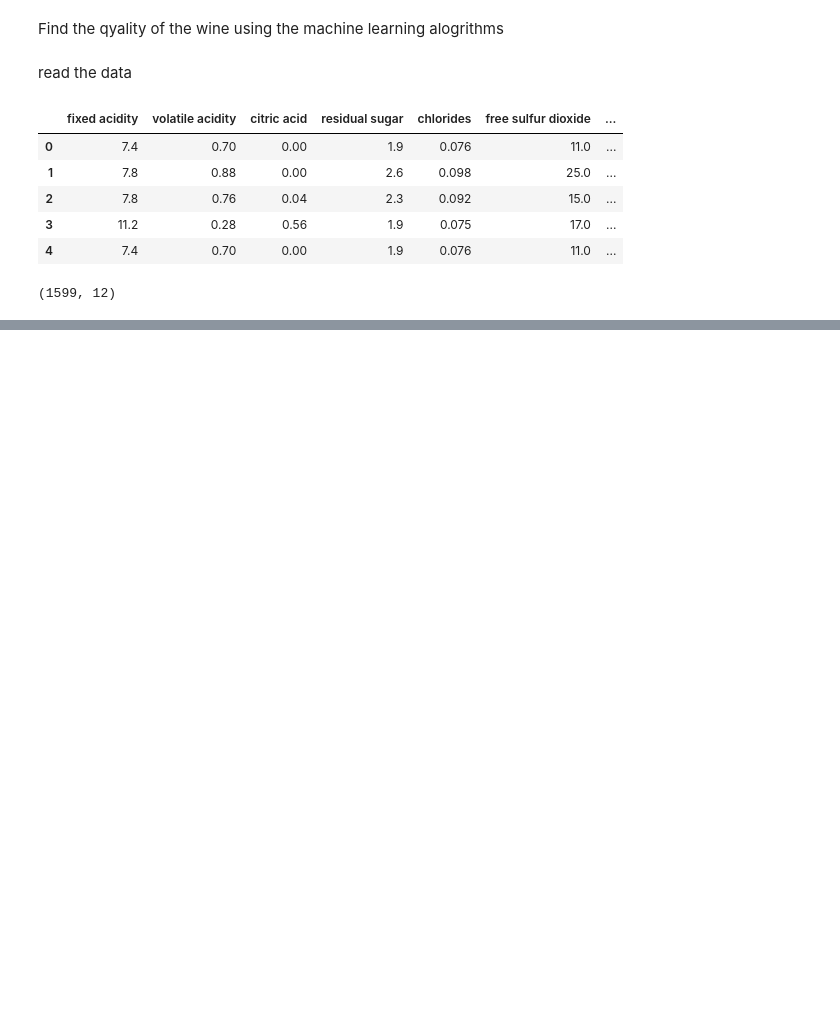
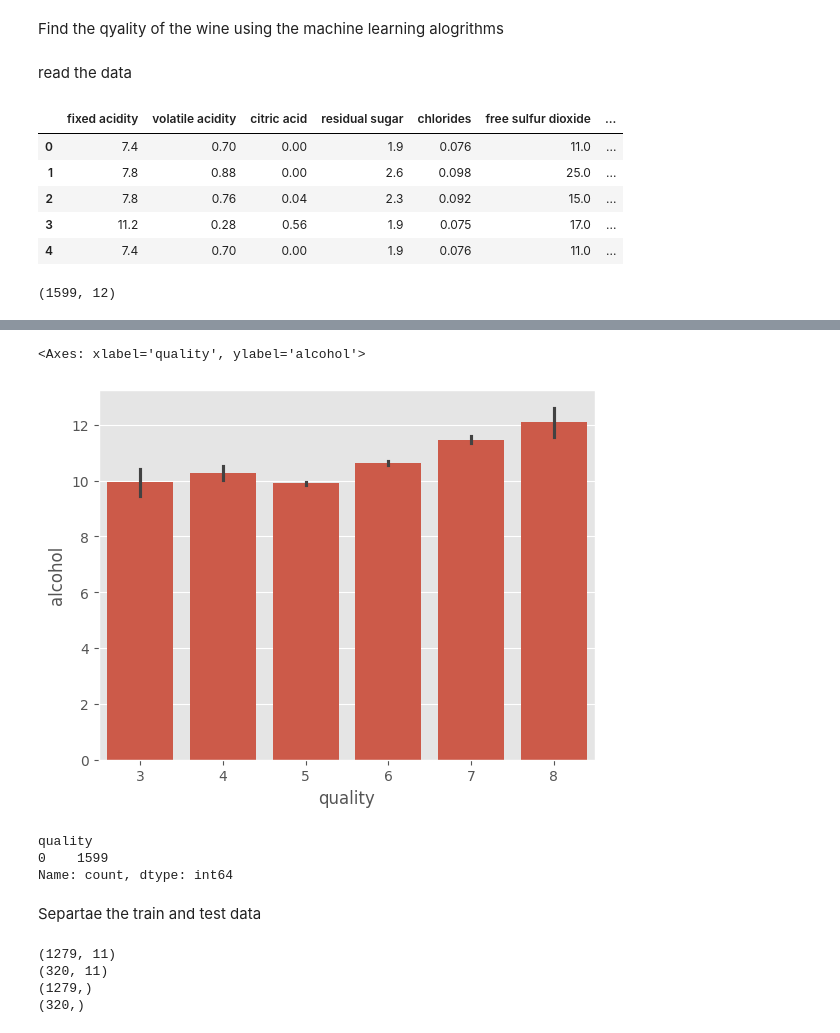
Before and after one commit to kumar-kiran-24/wine-quality-prediction, a Jupyter notebook: src/main.ipynb, the cells around one changed output, grey strips where cells are left out. Cells and saved outputs as stored; diff of their text form; code cells hidden in the pictures; blank space fills up the shorter version.

```diff
--- a/src/main.ipynb
+++ b/src/main.ipynb
@@ -36,0 +114,14 @@ wine_df.shape
+# %%
+sns.barplot(x=wine_df["quality"],y=wine_df["alcohol"])
+# %% [output]
+<Axes: xlabel='quality', ylabel='alcohol'>
+[figure, added]
+# %%
+wine_df['quality'] = wine_df.quality.apply(lambda x: 1 if x >= 7 else 0)
+wine_df['quality'].value_counts()
+# %% [output]
+quality
+0    1599
+Name: count, dtype: int64
+# %% [markdown]
+Separtae the train and test data
@@ -36,0 +132,11 @@ wine_df.shape
+# %%
+x_train,x_test,y_train,y_test=train_test_split(x,y,test_size=0.2,random_state=41)
+print(x_train.shape)
+print(x_test.shape)
+print(y_train.shape)
+print(y_test.shape)
+# %% [output]
+(1279, 11)
+(320, 11)
+(1279,)
+(320,)
```
Also changed, not shown: parts of 11 cells of this notebook, 4 other files.
